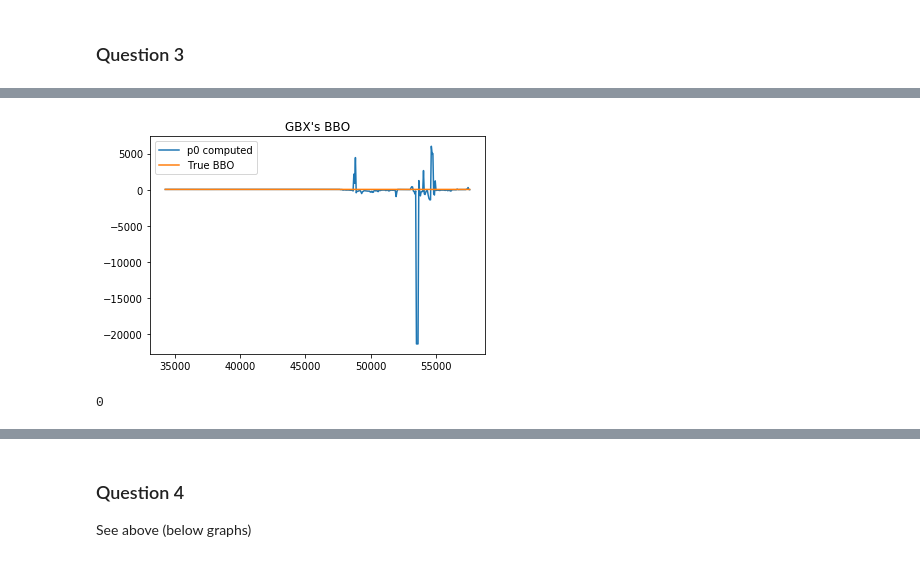
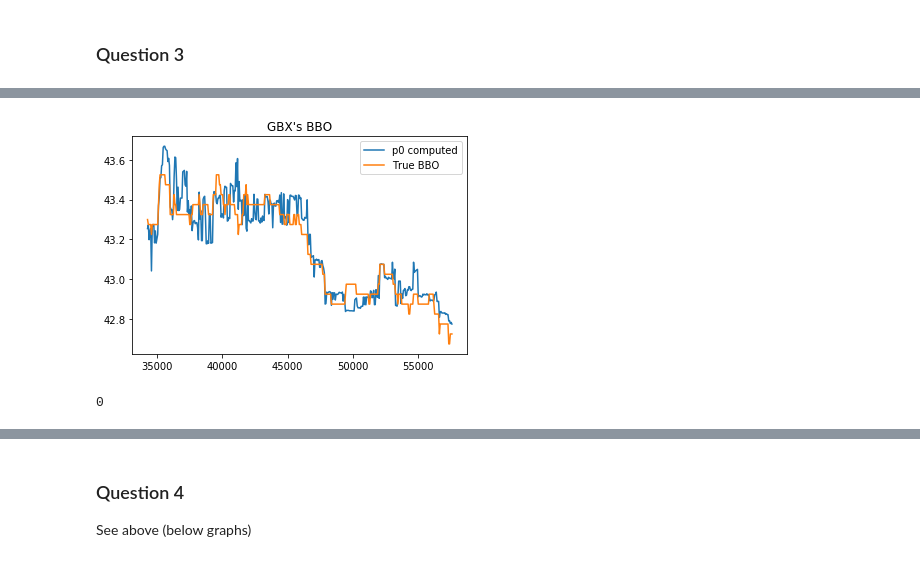
Before and after one commit to jeannesorin/BootCamp2019, a Jupyter notebook: ProblemSets/Econ/Week5/AssetPricing/Asset Pricing.ipynb, the cells around one changed output, grey strips where cells are left out. Drawn from its saved outputs; the diff is of its cells as text; code cells hidden in the pictures.

```diff
--- a/ProblemSets/Econ/Week5/AssetPricing/Asset Pricing.ipynb
+++ b/ProblemSets/Econ/Week5/AssetPricing/Asset Pricing.ipynb
@@ -573,10 +571,7 @@ SPY500's demand ratio is very unstable and doesn't increase along the day.
 ### Question 3
 # %%
 def plt_bbo_p0(data_raw,graph_title = 'Ticker',
-               p_low = 0.1,
-               p_high = 0.9,
-               q_low = 0.1,
-               q_high = 0.9):
+               σ=1):
 
     time_serie = np.zeros(len(data_raw))
     p0 = np.zeros(len(data_raw))
@@ -584,11 +579,10 @@ def plt_bbo_p0(data_raw,graph_title = 'Ticker',
 
 
     for i in range(len(data_raw)):
-        data_i = Orderbooks(data_raw[i],
-                            p_low = p_low, p_high = p_high,
-                            q_low = q_low, q_high = q_high)
+        data_i = Orderbooks(data_raw[i])
 
-        p0[i], bb0[i] = data_i.BBO()
+        p0[i] = data_i.Get_BBO(σ)
+        bb0[i] = data_i.BBO
         time_serie[i] = data_i.timestamp
 
     plt.plot(time_serie, p0, label="p0 computed")
@@ -608,5 +600,5 @@ plt_bbo_p0(AAPL, graph_title="Apple's BBO", p_low = 0.3, p_high=0.7)
 # %%
-plt_bbo_p0(GBX, graph_title="GBX's BBO")
+plt_bbo_p0(GBX, graph_title="GBX's BBO", σ = 0.1)
 # %% [output]
-[figure, old version]
+[figure, new version]
 0
```
Also changed, not shown: parts of 22 cells of this notebook.
